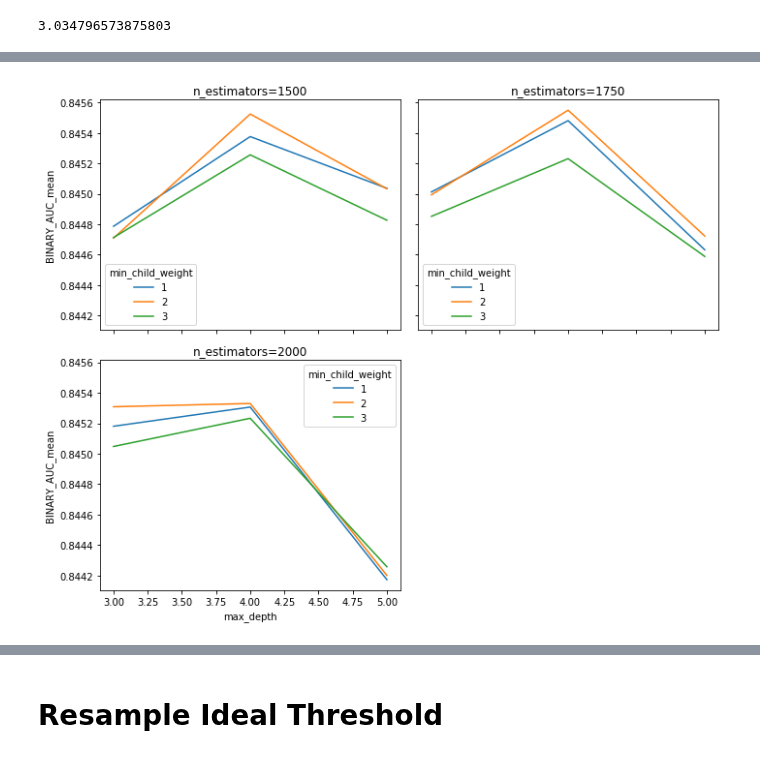
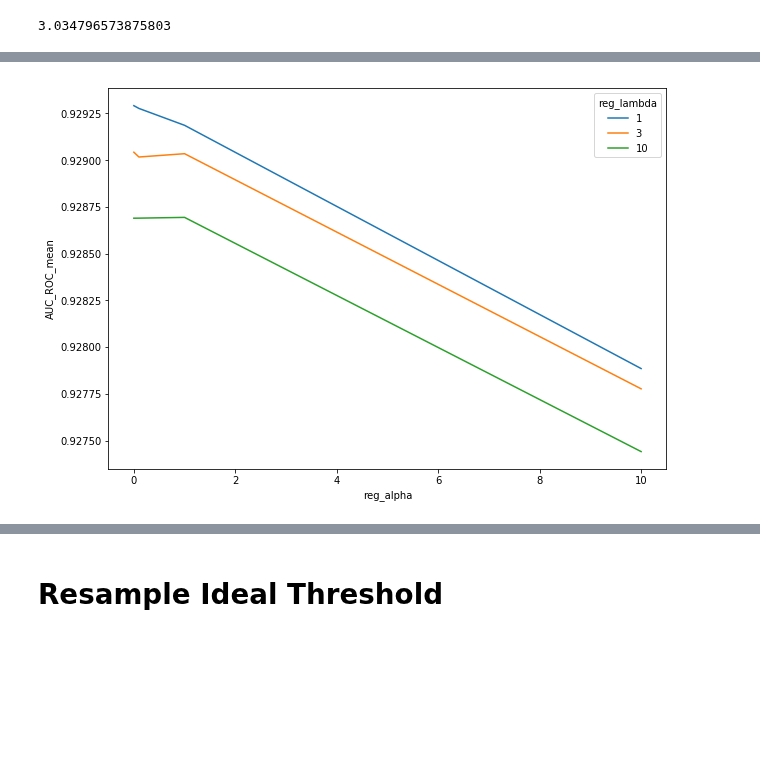
Before and after one commit to shane-kercheval/udacity, a Jupyter notebook: data_scientist_nanodegree/projects/p1_charityml/custom/XGB_tuning_oo-learning.ipynb, the cells around one changed output, grey strips where cells are left out. Drawn from its saved outputs; the diff is of its cells as text; code cells hidden in the pictures; blank space fills up the shorter version.

```diff
--- a/data_scientist_nanodegree/projects/p1_charityml/custom/XGB_tuning_oo-learning.ipynb
+++ b/data_scientist_nanodegree/projects/p1_charityml/custom/XGB_tuning_oo-learning.ipynb
@@ -182,8 +165,12 @@ params_dict
+# %%
+tuner.results.plot_hyper_params_profile(metric=oo.Metric.AUC_ROC,
+                                        x_axis='reg_alpha',
+                                        line='reg_lambda',)
+# %% [output]
+[figure, added]
 # %%
-tuner.results.plot_hyper_params_profile(score_name='BINARY_AUC',
-                                        x_axis='max_depth',
+tuner.results.plot_hyper_params_profile(metric=oo.Metric.AUC_ROC,
+                                        x_axis='al',
                                         line='min_child_weight',
                                         grid='n_estimators')
-# %% [output]
-[figure, removed]
 # %%
```
Also changed, not shown: parts of 34 cells of this notebook, 6 other files.
